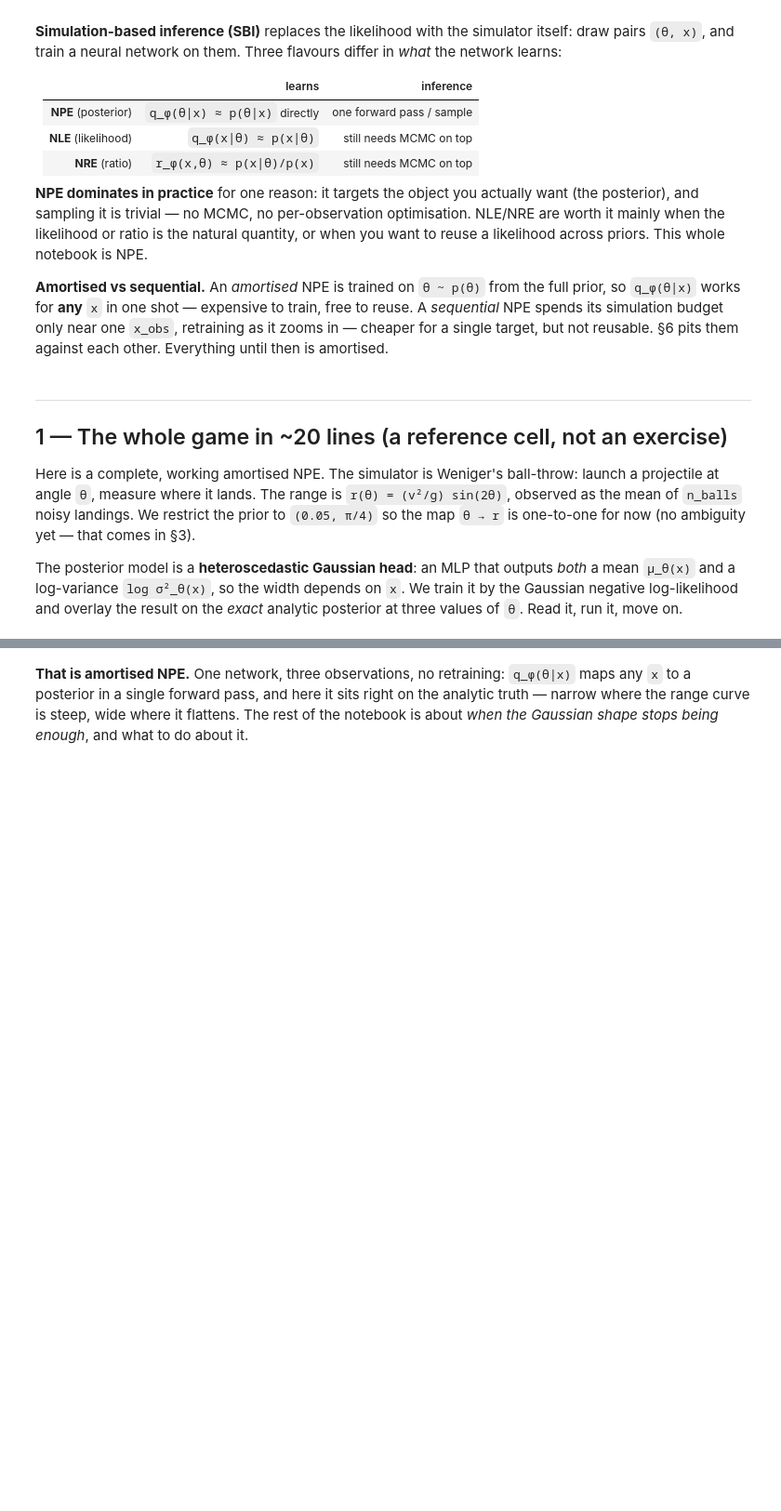
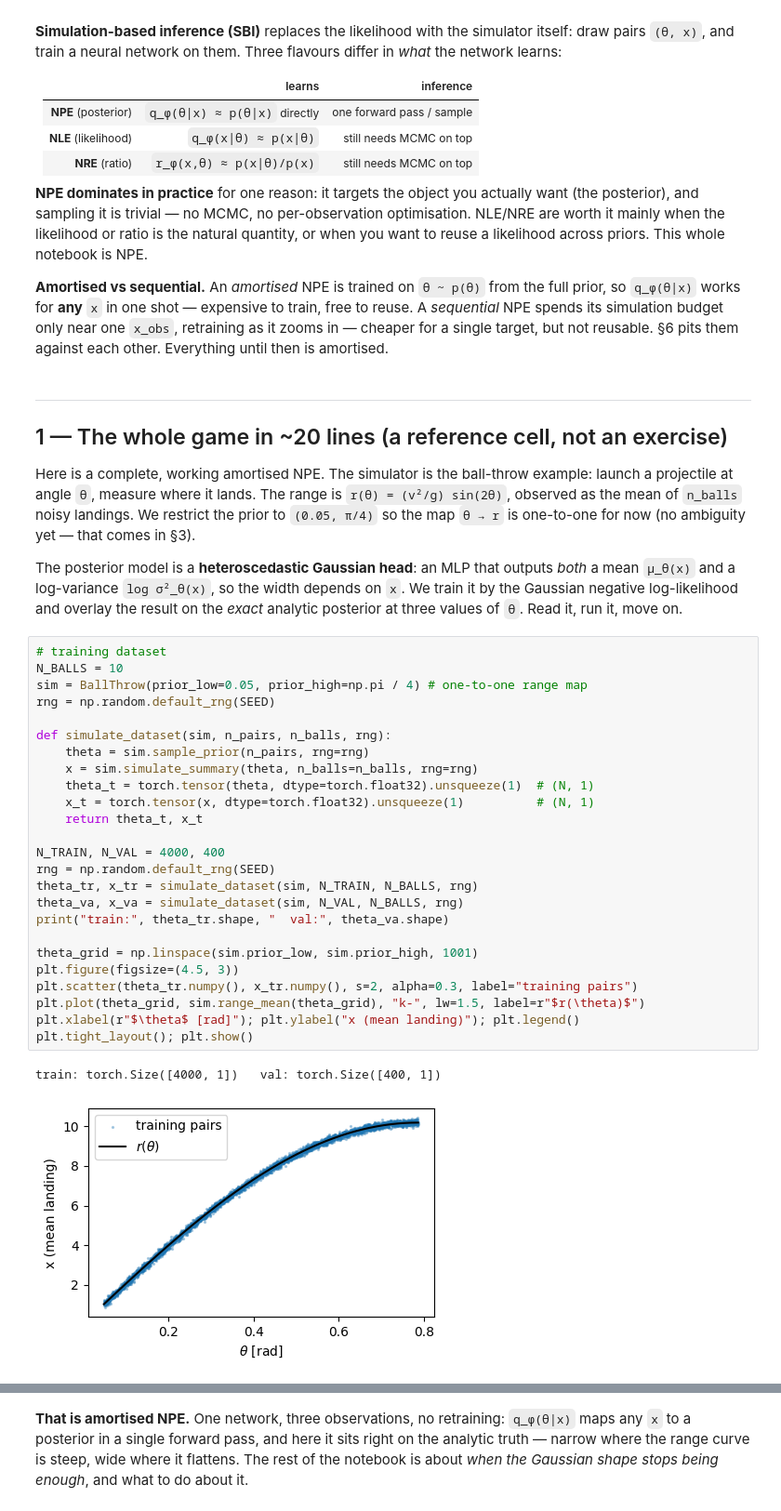
Before and after one commit to chreissel/sbi-tutorial-iaifi26, a Jupyter notebook: 01_sbi_foundations_solutions.ipynb, the cells around one changed output, grey strips where cells are left out. Shown at 93% size. Drawn from its saved outputs; the diff is of its cells as text; blank space fills up the shorter version.

```diff
--- a/01_sbi_foundations_solutions.ipynb
+++ b/01_sbi_foundations_solutions.ipynb
@@ -84,8 +79,8 @@ amortised.
 ---
 ## 1 — The whole game in ~20 lines (a reference cell, not an exercise)
 
-Here is a complete, working amortised NPE. The simulator is Weniger's
-ball-throw: launch a projectile at angle `θ`, measure where it lands. The
+Here is a complete, working amortised NPE. The simulator is the
+ball-throw example: launch a projectile at angle `θ`, measure where it lands. The
 range is `r(θ) = (v²/g) sin(2θ)`, observed as the mean of `n_balls` noisy
 landings. We restrict the prior to `(0.05, π/4)` so the map `θ → r` is
 one-to-one for now (no ambiguity yet — that comes in §3).
@@ -95,6 +90,34 @@ outputs *both* a mean `μ_θ(x)` and a log-variance `log σ²_θ(x)`, so the wid
 depends on `x`. We train it by the Gaussian negative log-likelihood and
 overlay the result on the *exact* analytic posterior at three values of `θ`.
 Read it, run it, move on.
+# %%
+# training dataset
+N_BALLS = 10
+sim = BallThrow(prior_low=0.05, prior_high=np.pi / 4) # one-to-one range map
+rng = np.random.default_rng(SEED)
+
+def simulate_dataset(sim, n_pairs, n_balls, rng):
+    theta = sim.sample_prior(n_pairs, rng=rng)
+    x = sim.simulate_summary(theta, n_balls=n_balls, rng=rng)
+    theta_t = torch.tensor(theta, dtype=torch.float32).unsqueeze(1)  # (N, 1)
+    x_t = torch.tensor(x, dtype=torch.float32).unsqueeze(1)          # (N, 1)
+    return theta_t, x_t
+
+N_TRAIN, N_VAL = 4000, 400
+rng = np.random.default_rng(SEED)
+theta_tr, x_tr = simulate_dataset(sim, N_TRAIN, N_BALLS, rng)
+theta_va, x_va = simulate_dataset(sim, N_VAL, N_BALLS, rng)
+print("train:", theta_tr.shape, "  val:", theta_va.shape)
+
+theta_grid = np.linspace(sim.prior_low, sim.prior_high, 1001)
+plt.figure(figsize=(4.5, 3))
+plt.scatter(theta_tr.numpy(), x_tr.numpy(), s=2, alpha=0.3, label="training pairs")
+plt.plot(theta_grid, sim.range_mean(theta_grid), "k-", lw=1.5, label=r"$r(\theta)$")
+plt.xlabel(r"$\theta$ [rad]"); plt.ylabel("x (mean landing)"); plt.legend()
+plt.tight_layout(); plt.show()
+# %% [output]
+train: torch.Size([4000, 1])   val: torch.Size([400, 1])
+[figure, added]
 # %%
 def gaussian_nll(theta, mu, log_var):
     """1-D Gaussian NLL, averaged over the batch."""
```
Also changed, not shown: parts of 19 cells of this notebook.
